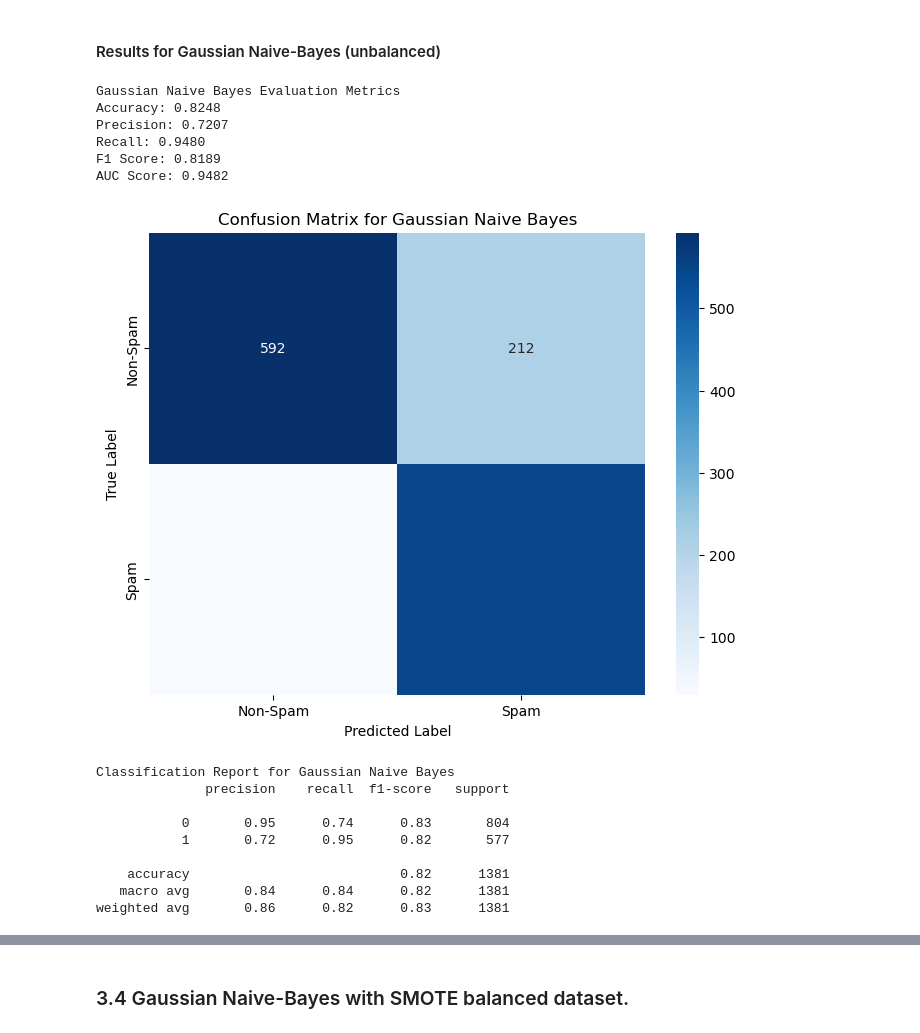
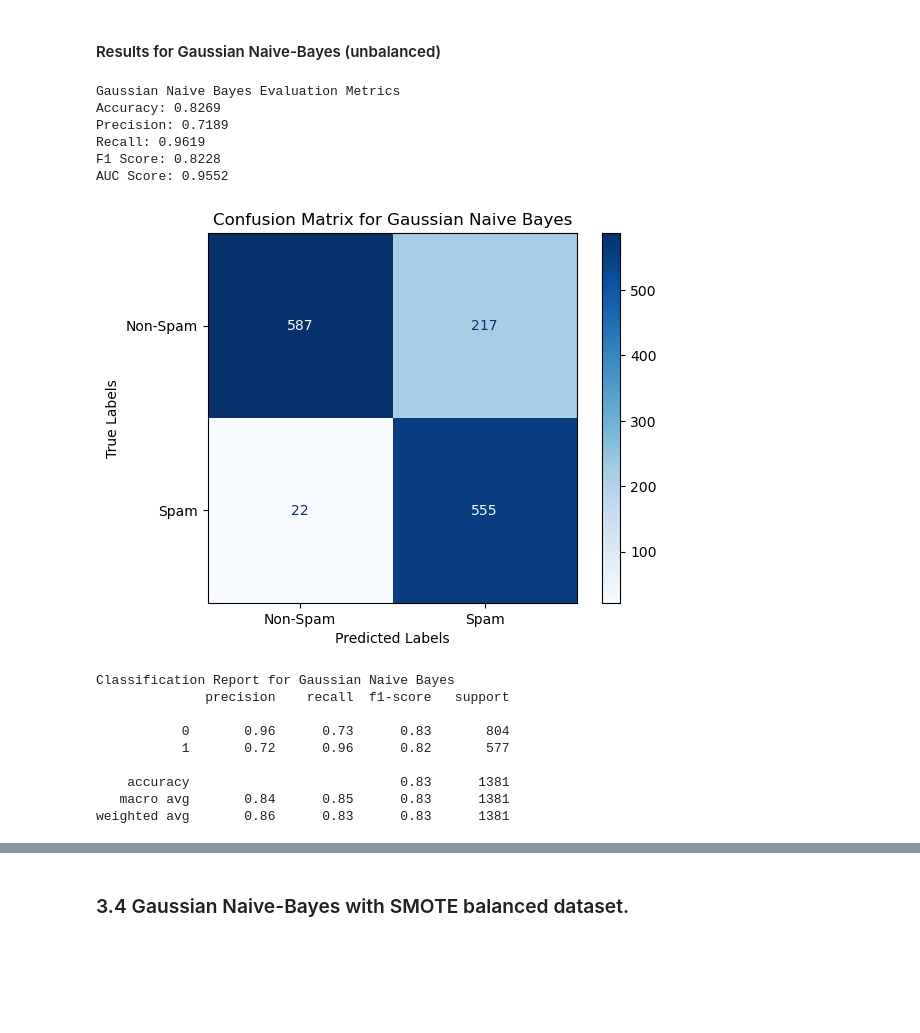
Before and after one commit to AyaCh21/Spam-Email, a Jupyter notebook: Test.ipynb, the cells around one changed output, grey strips where cells are left out. Cells and saved outputs as stored; diff of their text form; code cells hidden in the pictures; blank space fills up the shorter version.

```diff
--- a/Test.ipynb
+++ b/Test.ipynb
@@ -558,41 +558,44 @@ y_prob_gnb = gnb_model.predict_proba(X_test)[:, 1]  # Probability for the positi
 # %%
 # Evaluate the model using the modular functions
 metrics_gnb = evaluate_model(
     y_test, y_pred_gnb, y_prob_gnb,
     title="Gaussian Naive Bayes Evaluation Metrics"
 )
 
 # Visualize the confusion matrix
-plot_confusion_matrix(
-    y_test, y_pred_gnb, labels=['Non-Spam', 'Spam'],
-    title="Confusion Matrix for Gaussian Naive Bayes"
-)
+cm_gnb = confusion_matrix(y_test, y_pred_gnb)
+disp_gnb = ConfusionMatrixDisplay(confusion_matrix=cm_gnb, display_labels=["Non-Spam", "Spam"])
+disp_gnb.plot(cmap=plt.cm.Blues)
+plt.title("Confusion Matrix for Gaussian Naive Bayes")
+plt.xlabel("Predicted Labels")
+plt.ylabel("True Labels")
+plt.show()
 
 # Print the classification report
 print_classification_report(
     y_test, y_pred_gnb,
     title="Classification Report for Gaussian Naive Bayes"
 )
 
 # Plot the ROC curve
 plot_roc_curve(
     y_test, y_prob_gnb, metrics_gnb['auc_score'],
     title="ROC Curve for Gaussian Naive Bayes"
 )
 # %% [output]
 Gaussian Naive Bayes Evaluation Metrics
-Accuracy: 0.8248
-Precision: 0.7207
-Recall: 0.9480
-F1 Score: 0.8189
-AUC Score: 0.9482
+Accuracy: 0.8269
+Precision: 0.7189
+Recall: 0.9619
+F1 Score: 0.8228
+AUC Score: 0.9552
-[figure, old version]
+[figure, new version]
 Classification Report for Gaussian Naive Bayes
               precision    recall  f1-score   support
 
-           0       0.95      0.74      0.83       804
-           1       0.72      0.95      0.82       577
+           0       0.96      0.73      0.83       804
+           1       0.72      0.96      0.82       577
 
-    accuracy                           0.82      1381
-   macro avg       0.84      0.84      0.82      1381
-weighted avg       0.86      0.82      0.83      1381
+    accuracy                           0.83      1381
+   macro avg       0.84      0.85      0.83      1381
+weighted avg       0.86      0.83      0.83      1381
```
Also changed, not shown: parts of 5 cells of this notebook.
